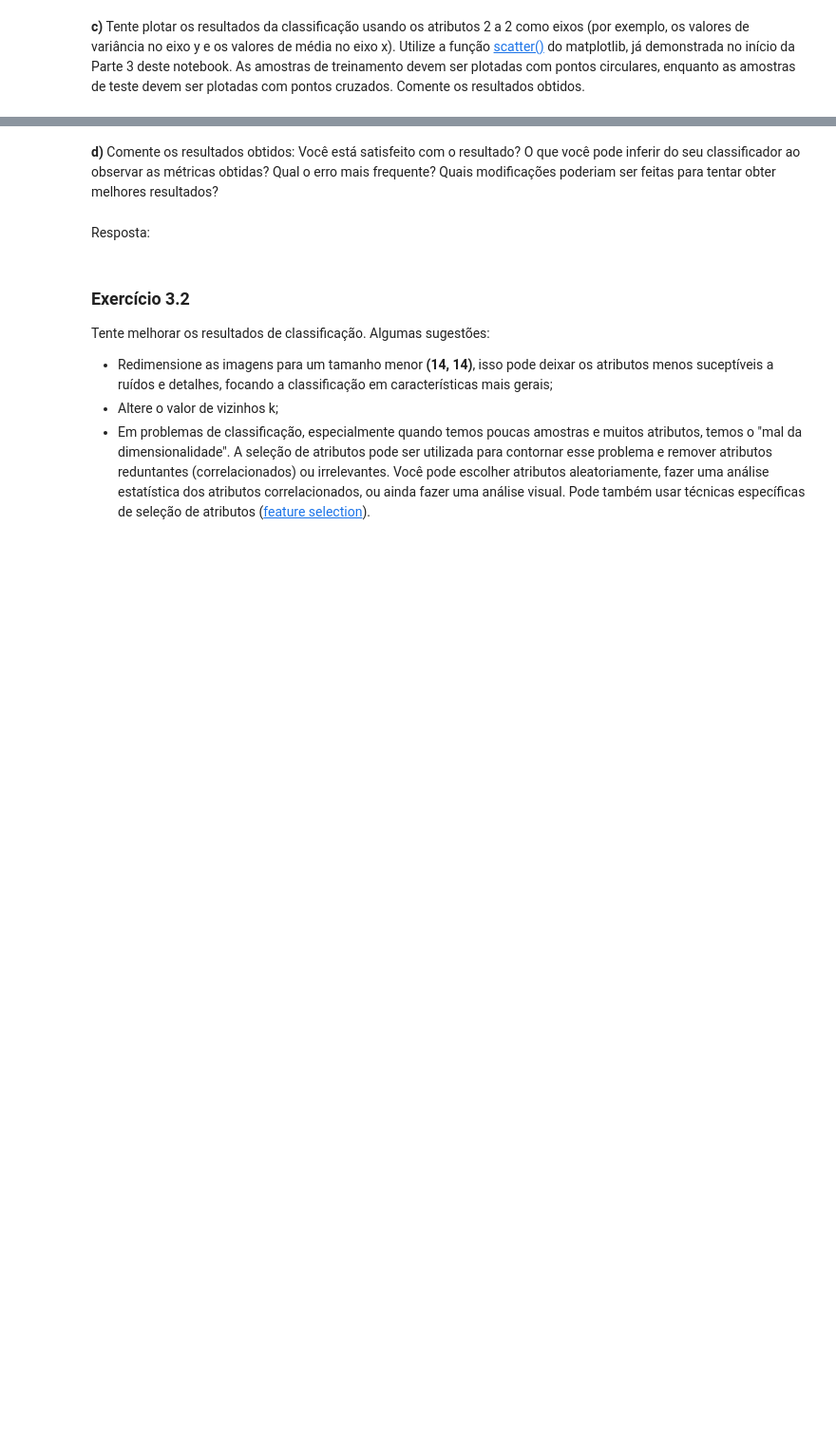
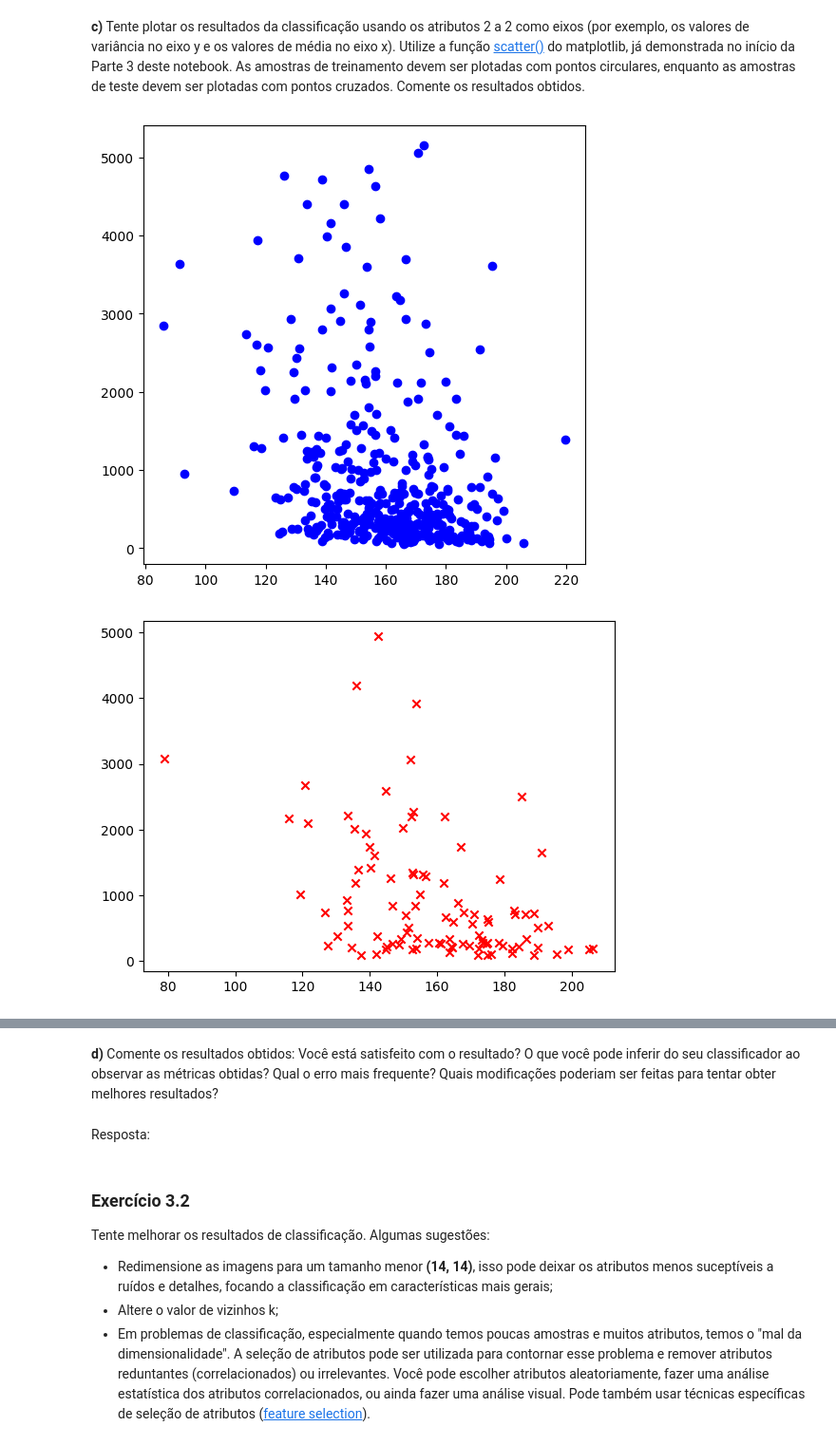
Before and after one commit to UNICAMP-EA979/2026s1-pi02-histogramas-knn-TZShinobi, a Jupyter notebook: Atividade.ipynb, the cells around one changed output, grey strips where cells are left out. Shown at 95% size. Saved outputs shown, nothing was run; the diff lists cells and outputs as text; code cells hidden in the pictures; blank space fills up the shorter version.

```diff
--- a/Atividade.ipynb
+++ b/Atividade.ipynb
@@ -439,0 +475,21 @@ Teste:  (100, 9)
+# %%
+plt.figure(figsize=(6, 6))
+
+# --- PLOTANDO OS DADOS DE TREINO (Usando bolinhas 'o') ---
+plt.scatter(hist_train_features[:, 0], hist_train_features[:, 1], c = "blue", marker = 'o')
+plt.show()
+
+# --- PLOTANDO OS DADOS DE TESTE (Usando X 'x') ---
+plt.scatter(hist_test_features[:, 0], hist_test_features[:, 1], c = "red", marker = 'x')
+plt.show()
+
+plt.title('Média vs Variância (Treino e Teste)')
+plt.xlabel('Média (Intensidade de Luz)')
+plt.ylabel('Variância (Contraste/Espalhamento)')
+plt.legend(loc='best')
+plt.grid(True, linestyle='--')
+
+plt.show()
+# %% [output]
+[figure, added]
+[figure, added]
```
Also changed, not shown: parts of 11 cells of this notebook.
